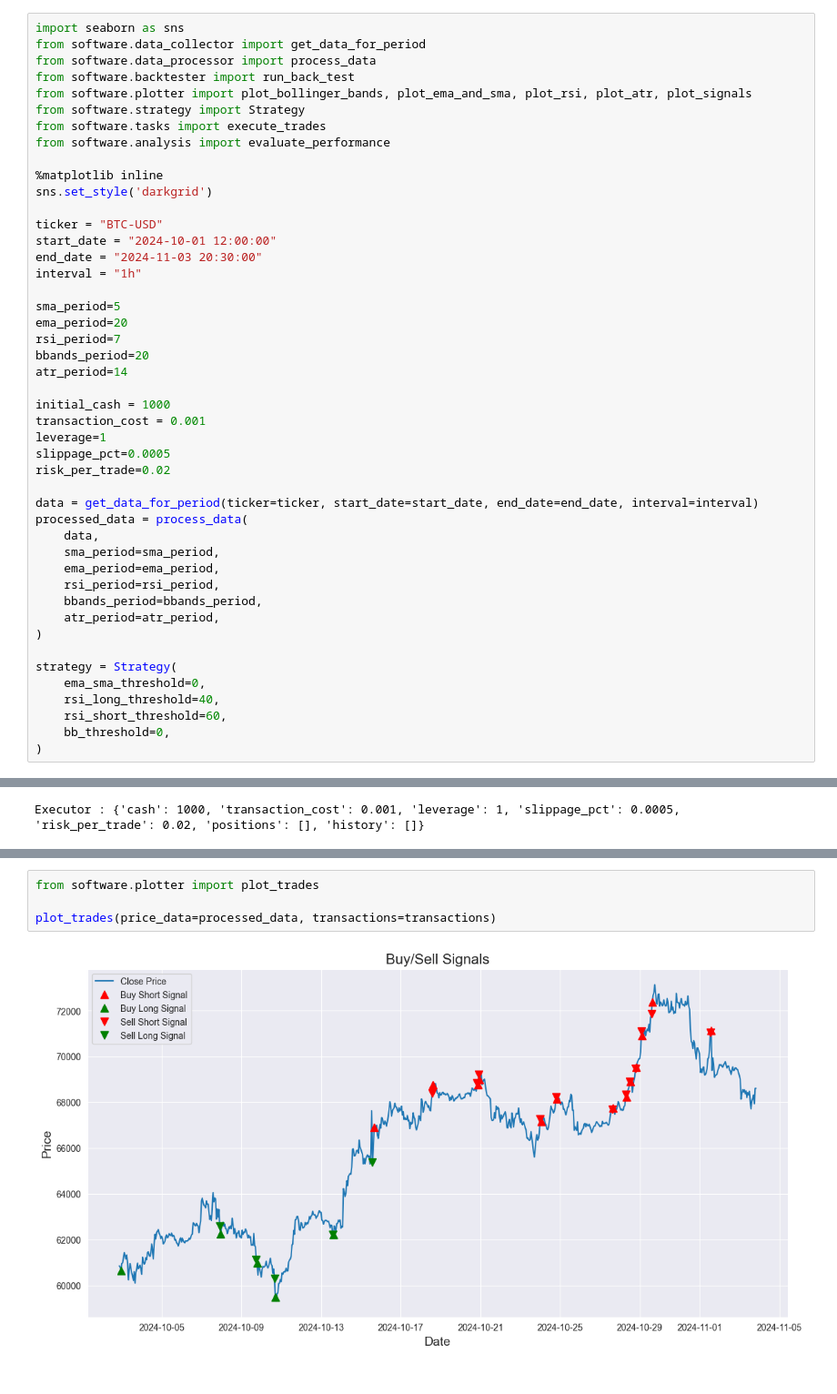
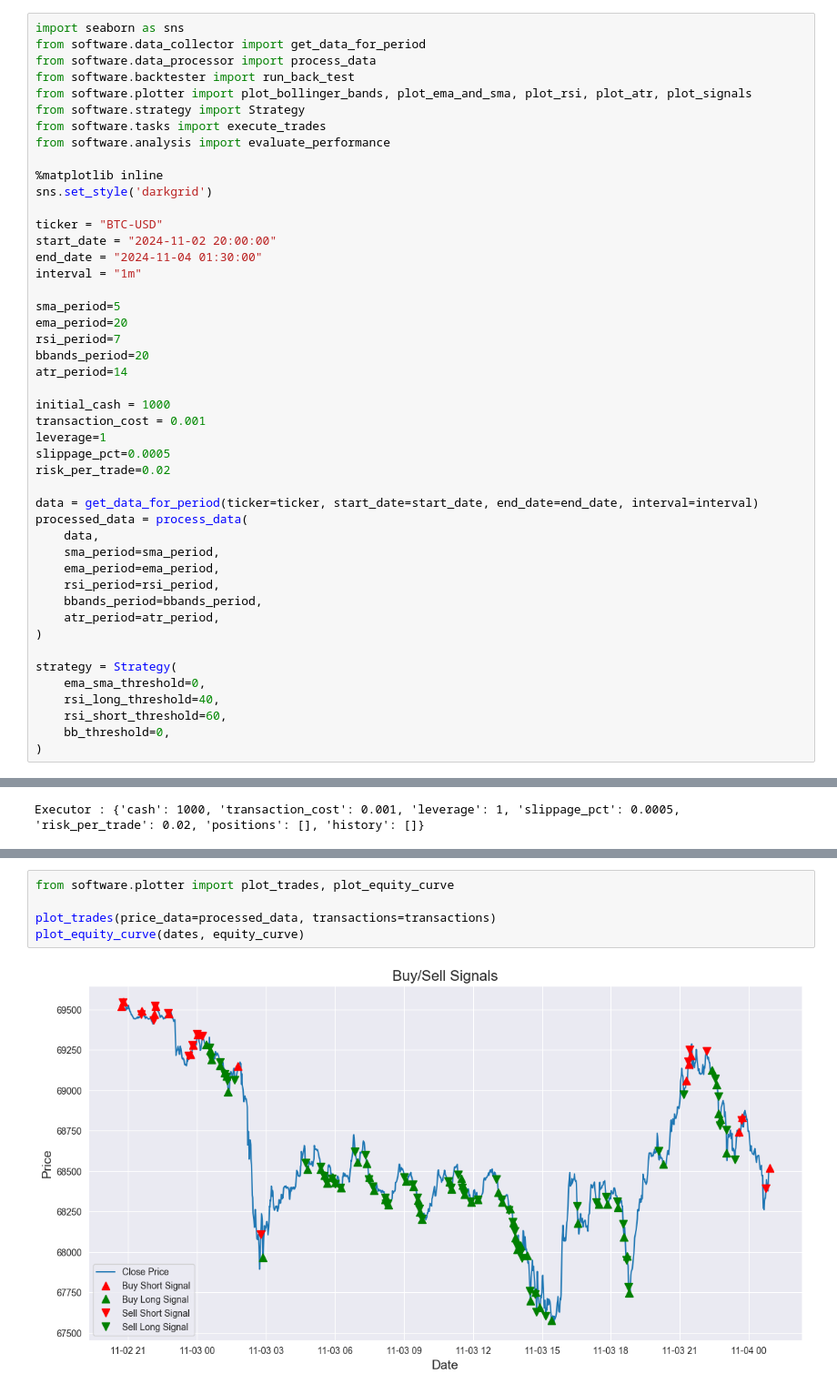
Before and after one commit to jurichar/high_freq_scalping_tool, a Jupyter notebook: notebooks/view_processed_data.ipynb, the cells around one changed output, grey strips where cells are left out. Shown at 91% size. Cells and saved outputs as stored; diff of their text form.

```diff
--- a/notebooks/view_processed_data.ipynb
+++ b/notebooks/view_processed_data.ipynb
@@ -12,9 +12,9 @@ from software.analysis import evaluate_performance
 sns.set_style('darkgrid')
 
 ticker = "BTC-USD"
-start_date = "2024-10-01 12:00:00"
-end_date = "2024-11-03 20:30:00"
-interval = "1h"
+start_date = "2024-11-02 20:00:00"
+end_date = "2024-11-04 01:30:00"
+interval = "1m"
 
 sma_period=5
 ema_period=20
@@ -160,6 +158,7 @@ Total Profit: $153.99
 # %%
-from software.plotter import plot_trades
+from software.plotter import plot_trades, plot_equity_curve
 
 plot_trades(price_data=processed_data, transactions=transactions)
+plot_equity_curve(dates, equity_curve)
 # %% [output]
-[figure, old version]
+[figure, new version]
```
Also changed, not shown: parts of 7 cells of this notebook, 2 other files.
